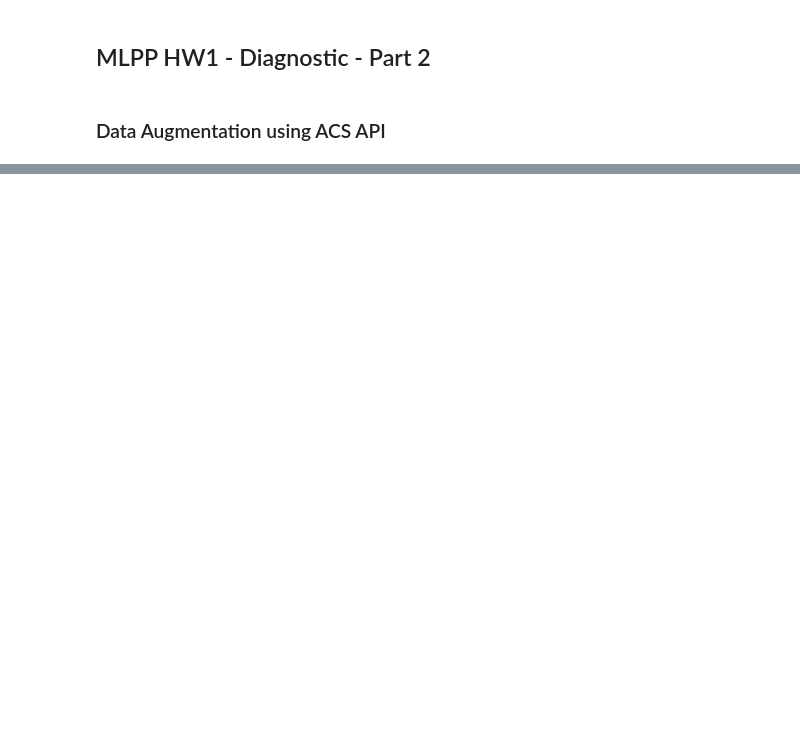
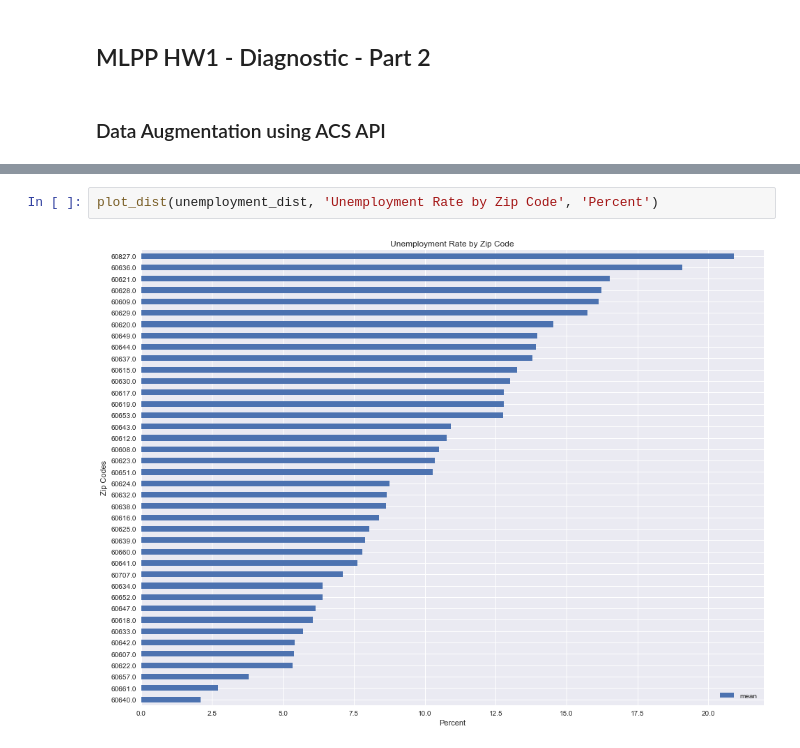
Before and after one commit to ratulesrar3/ml-pubpol, a Jupyter notebook: hw1/hw1_part2.ipynb, the cells around one changed output, grey strips where cells are left out. Cells and saved outputs as stored; diff of their text form; blank space fills up the shorter version.

```diff
--- a/hw1/hw1_part2.ipynb
+++ b/hw1/hw1_part2.ipynb
@@ -112,0 +40,4 @@ lights = pd.read_pickle('lights_acs.pkl')
+# %%
+plot_dist(unemployment_dist, 'Unemployment Rate by Zip Code', 'Percent')
+# %% [output]
+[figure, added]
```
Also changed, not shown: parts of 11 cells of this notebook, 3 other files.
